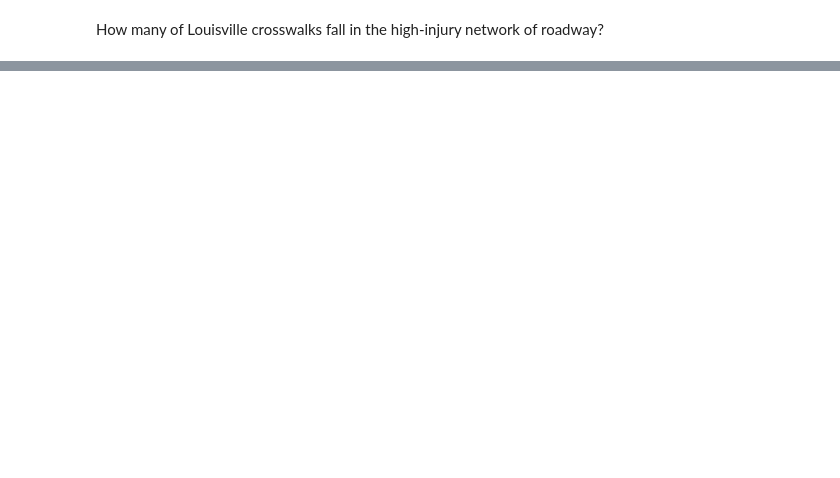
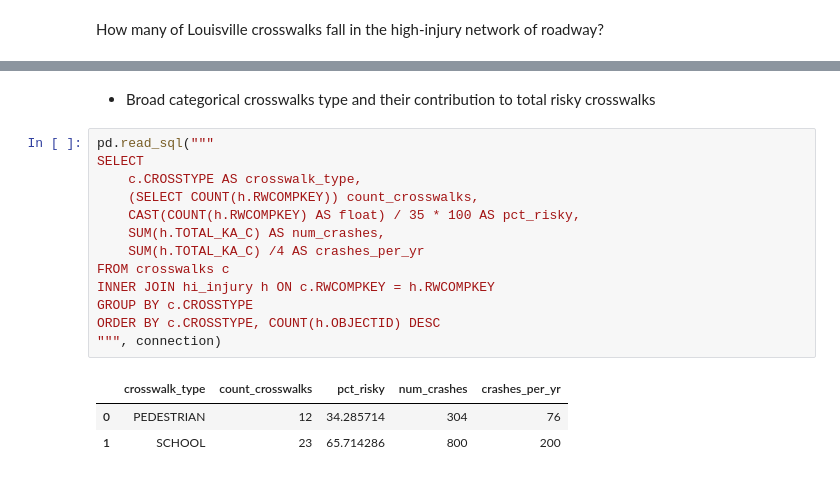
Before and after one commit to JishGorft/Roadway_Risk, a Jupyter notebook: Louisville_Roadway_Risk_Analysis.ipynb, the cells around one changed output, grey strips where cells are left out. Drawn from its saved outputs; the diff is of its cells as text; blank space fills up the shorter version.

```diff
--- a/Louisville_Roadway_Risk_Analysis.ipynb
+++ b/Louisville_Roadway_Risk_Analysis.ipynb
@@ -274,0 +297,19 @@ LEFT JOIN hi_injury h ON c.RWCOMPKEY = h.RWCOMPKEY;
+# %% [markdown]
+- Broad categorical crosswalks type and their contribution to total risky crosswalks
+# %%
+pd.read_sql("""
+SELECT
+    c.CROSSTYPE AS crosswalk_type,
+    (SELECT COUNT(h.RWCOMPKEY)) count_crosswalks,
+    CAST(COUNT(h.RWCOMPKEY) AS float) / 35 * 100 AS pct_risky,
+    SUM(h.TOTAL_KA_C) AS num_crashes,
+    SUM(h.TOTAL_KA_C) /4 AS crashes_per_yr
+FROM crosswalks c
+INNER JOIN hi_injury h ON c.RWCOMPKEY = h.RWCOMPKEY
+GROUP BY c.CROSSTYPE
+ORDER BY c.CROSSTYPE, COUNT(h.OBJECTID) DESC
+""", connection)
+# %% [output]
+|  | crosswalk_type | count_crosswalks | pct_risky | num_crashes | crashes_per_yr |
+| 0 | PEDESTRIAN | 12 | 34.285714 | 304 | 76 |
+| 1 | SCHOOL | 23 | 65.714286 | 800 | 200 |
```
Also changed, not shown: parts of 9 cells of this notebook.
